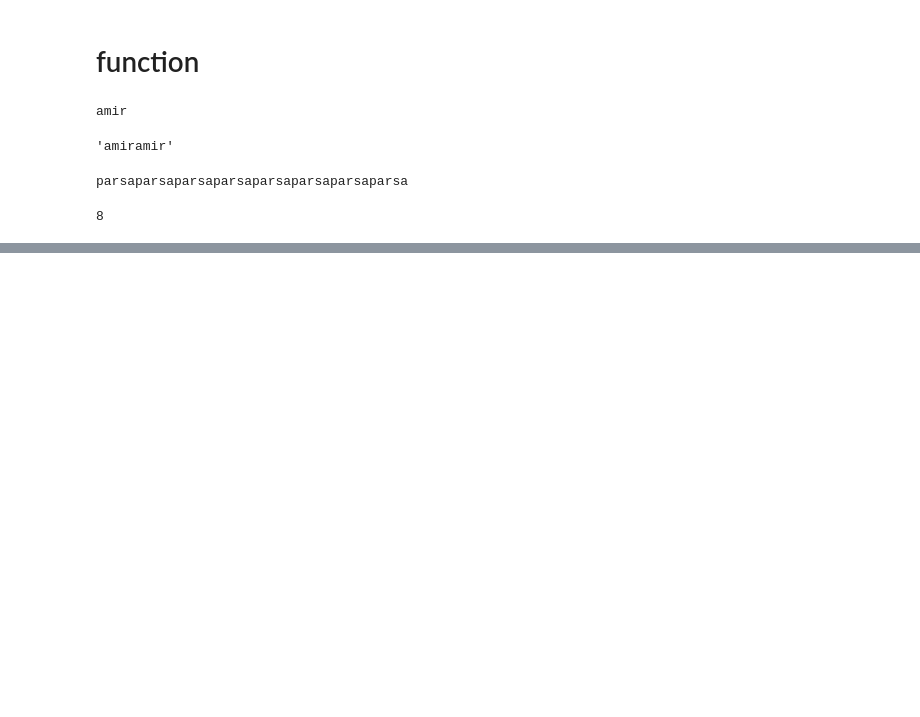
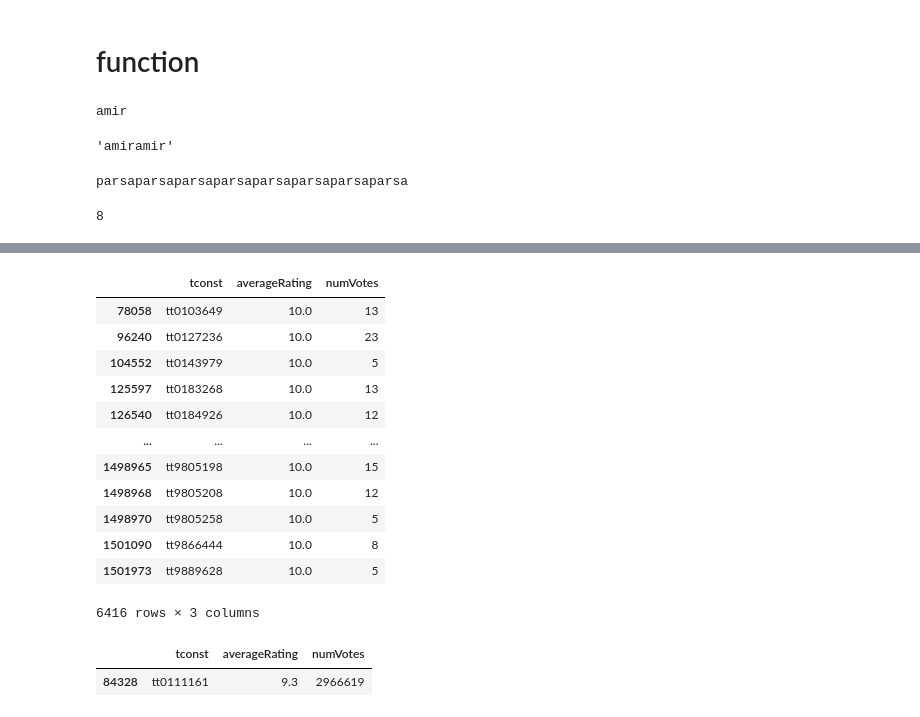
Before and after one commit to parsakhaki/advanced-programing, a Jupyter notebook: شروع کلاس.ipynb, the cells around one changed output, grey strips where cells are left out. Drawn from its saved outputs; the diff is of its cells as text; code cells hidden in the pictures; blank space fills up the shorter version.

```diff
--- a/شروع کلاس.ipynb
+++ b/شروع کلاس.ipynb
@@ -502,0 +625,25 @@ power2(3)
+# %%
+maxScore=maineFileImdb['averageRating'].max()
+topScore=maineFileImdb[maineFileImdb['averageRating']==maxScore]
+display(topScore)
+# %% [output]
+|  | tconst | averageRating | numVotes |
+| 78058 | tt0103649 | 10.0 | 13 |
+| 96240 | tt0127236 | 10.0 | 23 |
+| 104552 | tt0143979 | 10.0 | 5 |
+| 125597 | tt0183268 | 10.0 | 13 |
+| 126540 | tt0184926 | 10.0 | 12 |
+| ... | ... | ... | ... |
+| 1498965 | tt9805198 | 10.0 | 15 |
+| 1498968 | tt9805208 | 10.0 | 12 |
+| 1498970 | tt9805258 | 10.0 | 5 |
+| 1501090 | tt9866444 | 10.0 | 8 |
+| 1501973 | tt9889628 | 10.0 | 5 |
+6416 rows × 3 columns
+# %%
+maxVote=maineFileImdb['numVotes'].max()
+topVote=maineFileImdb[maineFileImdb['numVotes']==maxVote]
+display(topVote)
+# %% [output]
+|  | tconst | averageRating | numVotes |
+| 84328 | tt0111161 | 9.3 | 2966619 |
```
Also changed, not shown: parts of 19 cells of this notebook.
